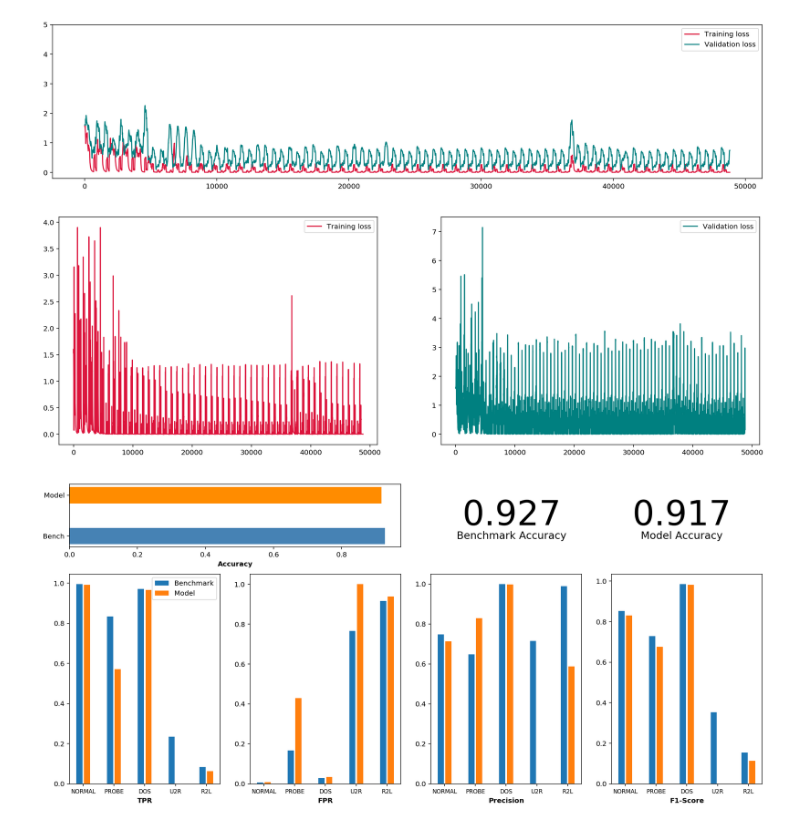
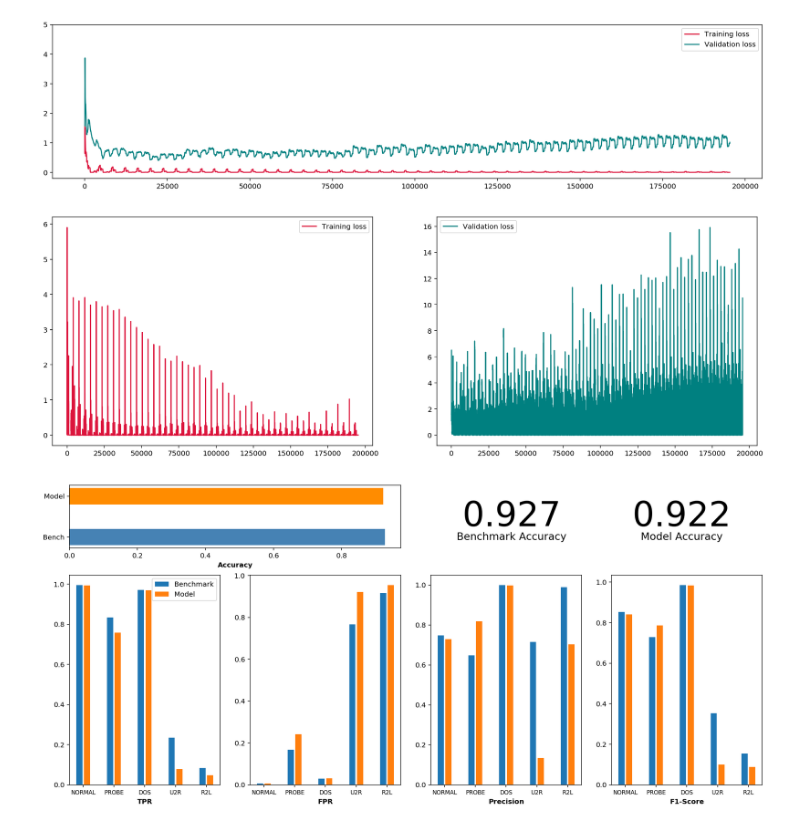
Before and after one commit to 386er/capstone, a Jupyter notebook: multicell_rnn.ipynb, the cells around one changed output. Drawn from its saved outputs; the diff is of its cells as text; code cells hidden in the pictures.

```diff
--- a/multicell_rnn.ipynb
+++ b/multicell_rnn.ipynb
@@ -20,23 +20,22 @@ warnings.filterwarnings("ignore")
 #########################
 
 st_dev = 0.2
-learning_rate = 0.5
+learning_rate = 0.001
 training_iters = 25000000
-batch_size = 512
+batch_size = 128
 display_step = 100
 display_testing_step = 400
-dropout_rate = 0.97
 
-n_input = 11 # Number of features
+n_input = 41 # Number of features
 n_steps = 1 # timesteps
-n_hidden = 8 # hidden layer num of nodes
+n_hidden = 128 # hidden layer num of nodes
 n_classes = 5 # KDD99 total classes ( Normal + 4 attack types)
 # %%
 #########################
 ############ Read in data
 #########################
 
-data = pickle.load( open( "kdd99reduced.p", "rb" ) )
+data = pickle.load( open( "kdd99.p", "rb" ) )
 
 x_train = data['x_train']
 x_test = data['x_test']
@@ -61,7 +60,7 @@ b = {
     'out': tf.Variable(tf.zeros([n_classes]))
 }
 # %%
-num_layers = 4
+num_layers = 2
 
 def RNN(x, W, b):
 
@@ -157,20 +156,20 @@ Iter 24985600, Minibatch Loss= 0.001157, Minibatch Val Loss= 1.738383
 Optimization Finished!
 # %%
 
-smoothed_loss = hm.running_mean(losses['train'], 100)
-smoothed_loss_train = hm.running_mean(losses['validation'], 250)
+smoothed_loss = hm.running_mean(losses['train'], 500)
+smoothed_loss_train = hm.running_mean(losses['validation'], 4050)
 
 fig = plt.figure(figsize=(18,4))
 gs  = gridspec.GridSpec(1, 2, height_ratios=[1],width_ratios=[0.5,0.5])
 ax1 = plt.subplot(gs[0, 0:2])
 
 ax1.plot(smoothed_loss, label='Training loss', color='crimson')
 ax1.plot(smoothed_loss_train, label='Validation loss', color='teal')
 ax1.legend()
 plt.ylim([-0.2,5])
 plt.show()
 # %% [output]
-[figure, old version]
+[figure, new version]
 # %%
 smoothed_loss = hm.running_mean(losses['train'], 10)
 smoothed_loss_train = hm.running_mean(losses['validation'], 25)
@@ -187,10 +186,10 @@ ax2.legend()
 
 plt.show()
 # %% [output]
-[figure, old version]
+[figure, new version]
 # %%
 conf_bench = hm.getBenchmarkResults()
 metrics = hm.computePerformanceMetrics(conf_bench, conf_matrix)
 hm.plotMetrics(metrics)
 # %% [output]
-[figure, old version]
+[figure, new version]
```
Also changed, not shown: parts of 1 cell of this notebook, 3 other files.
